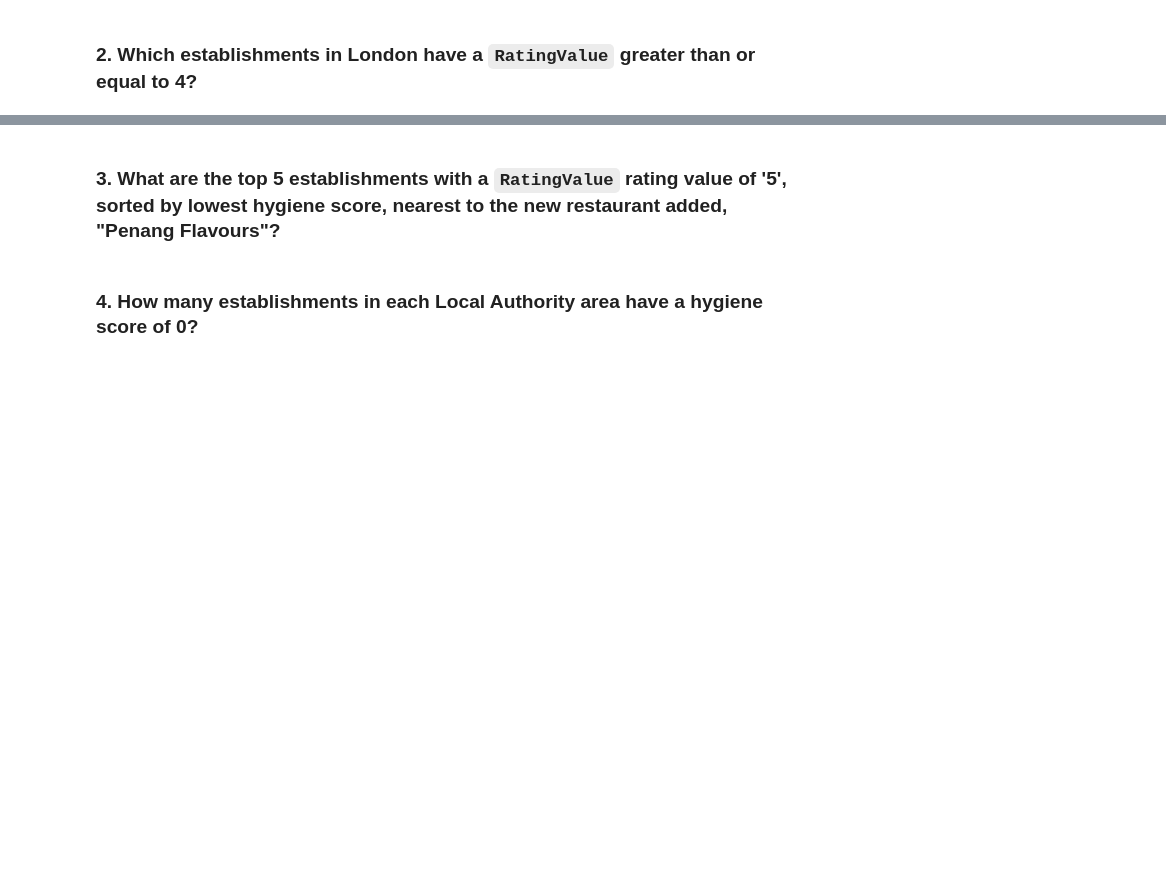
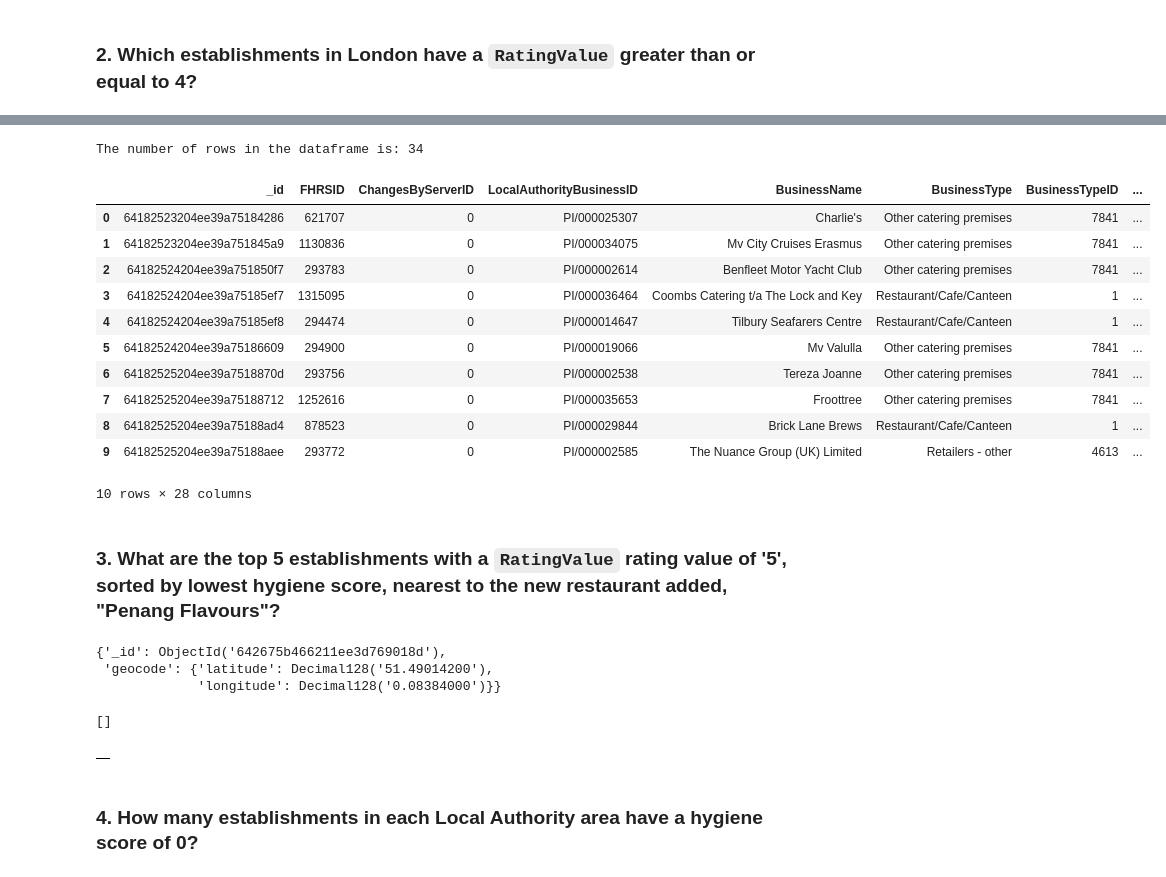
Before and after one commit to AbigailJanvier/nosql-challenge, a Jupyter notebook: NoSQL_analysis_starter.ipynb, the cells around one changed output, grey strips where cells are left out. Saved outputs shown, nothing was run; the diff lists cells and outputs as text; code cells hidden in the pictures; blank space fills up the shorter version.

```diff
--- a/NoSQL_analysis_starter.ipynb
+++ b/NoSQL_analysis_starter.ipynb
@@ -92,8 +92,12 @@ The number of rows in the dataframe is: 41
 ### 2. Which establishments in London have a `RatingValue` greater than or equal to 4?
 # %%
 # Find the establishments with London as the Local Authority and has a RatingValue greater than or equal to 4.
-query =
+query_val = {'$and':[{'LocalAuthorityName': {'$regex':'London'}},{'RatingValue':{'$gte':'4'}}]}
 
 # Use count_documents to display the number of documents in the result
+result_rval = establishments.count_documents(query_val)
+# Display the first document in the results using pprint
+first_doc_rval = establishments.find_one(query_val)
 
-# Display the first document in the results using pprint
+print(f"The number of establishments with London as the Local Authority and RatingValue >= 4 is:", result_rval)
+pprint(first_doc_rval)
@@ -100,26 +122,62 @@ query =
 # %%
 # Convert the result to a Pandas DataFrame
-
+rval_df = pd.DataFrame(establishments.find(query_val))
 # Display the number of rows in the DataFrame
-
+rval_rows = len(rval_df)
+print(f"The number of rows in the dataframe is:",rval_rows)
 # Display the first 10 rows of the DataFrame
+rval_df.head(10)
+# %% [output]
+The number of rows in the dataframe is: 34
+|  | _id | FHRSID | ChangesByServerID | LocalAuthorityBusinessID | BusinessName | BusinessType | BusinessTypeID | ... |
+| 0 | 64182523204ee39a75184286 | 621707 | 0 | PI/000025307 | Charlie's | Other catering premises | 7841 | ... |
+| 1 | 64182523204ee39a751845a9 | 1130836 | 0 | PI/000034075 | Mv City Cruises Erasmus | Other catering premises | 7841 | ... |
+| 2 | 64182524204ee39a751850f7 | 293783 | 0 | PI/000002614 | Benfleet Motor Yacht Club | Other catering premises | 7841 | ... |
+| 3 | 64182524204ee39a75185ef7 | 1315095 | 0 | PI/000036464 | Coombs Catering t/a The Lock and Key | Restaurant/Cafe/Canteen | 1 | ... |
+| 4 | 64182524204ee39a75185ef8 | 294474 | 0 | PI/000014647 | Tilbury Seafarers Centre | Restaurant/Cafe/Canteen | 1 | ... |
+| 5 | 64182524204ee39a75186609 | 294900 | 0 | PI/000019066 | Mv Valulla | Other catering premises | 7841 | ... |
+| 6 | 64182525204ee39a7518870d | 293756 | 0 | PI/000002538 | Tereza Joanne | Other catering premises | 7841 | ... |
+| 7 | 64182525204ee39a75188712 | 1252616 | 0 | PI/000035653 | Froottree | Other catering premises | 7841 | ... |
+| 8 | 64182525204ee39a75188ad4 | 878523 | 0 | PI/000029844 | Brick Lane Brews | Restaurant/Cafe/Canteen | 1 | ... |
+| 9 | 64182525204ee39a75188aee | 293772 | 0 | PI/000002585 | The Nuance Group (UK) Limited | Retailers - other | 4613 | ... |
+10 rows × 28 columns
 # %% [markdown]
 ### 3. What are the top 5 establishments with a `RatingValue` rating value of '5', sorted by lowest hygiene score, nearest to the new restaurant added, "Penang Flavours"?
+# %%
+# Find values for longitude and latitude
+pprint(establishments.find_one({'BusinessName': 'Penang Flavours'}, {'geocode.latitude', 'geocode.longitude'}))
+# %% [output]
+{'_id': ObjectId('642675b466211ee3d769018d'),
+ 'geocode': {'latitude': Decimal128('51.49014200'),
+             'longitude': Decimal128('0.08384000')}}
 # %%
 # Search within 0.01 degree on either side of the latitude and longitude.
 # Rating value must equal 5
 # Sort by hygiene score
 
 degree_search = 0.01
-latitude =
-longitude =
+latitude = 51.490142
+longitude = 0.08384
 
-query =
-sort =
+
+query = {'RatingValue': {'$eq':'5'},
+        'geocode.latitude': {'$gte': latitude - degree_search,'$lte': latitude - degree_search},
+        'geocode.longitude': {'$gte': longitude - degree_search, '$lte': longitude + degree_search}
+}
+sort = [('score.Hygiene', 1)]
+
+limit = 5
 
 # Print the results
+pprint(list(establishments.find(query).sort(sort).limit(limit)))
+# %% [output]
+[]
 # %%
 # Convert result to Pandas DataFrame
+rating_df = pd.DataFrame(establishments.find(query).sort(sort).limit(limit))
+rating_df
+# %% [output]
+|  |
 # %% [markdown]
 ### 4. How many establishments in each Local Authority area have a hygiene score of 0?
 # %%
```
Also changed, not shown: parts of 6 cells of this notebook.
